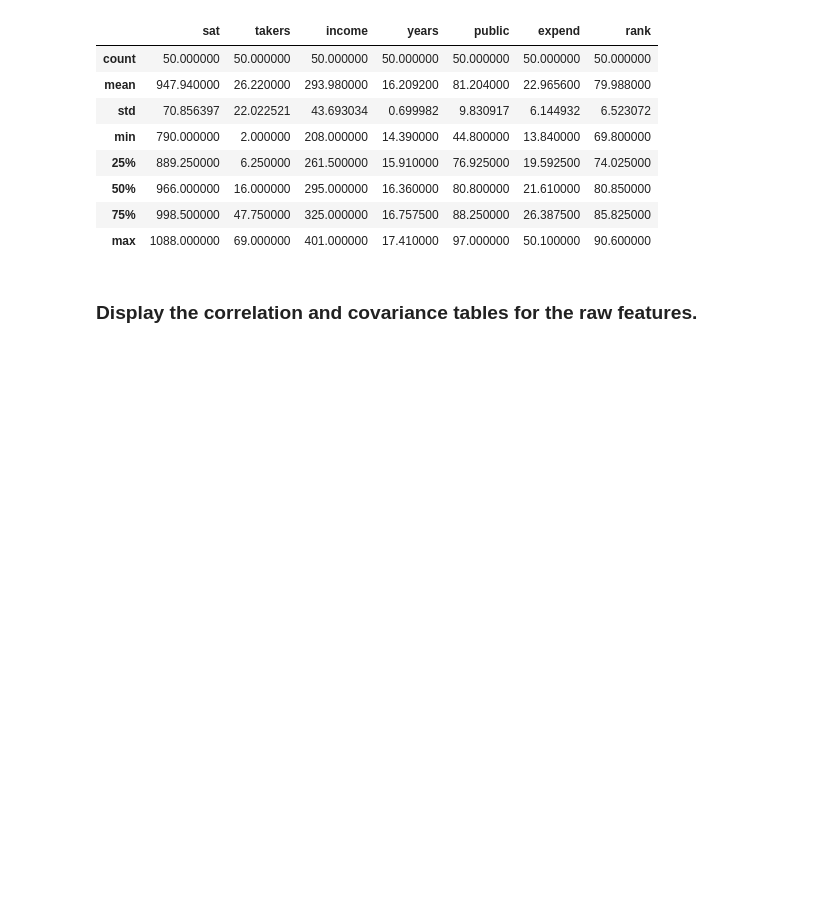
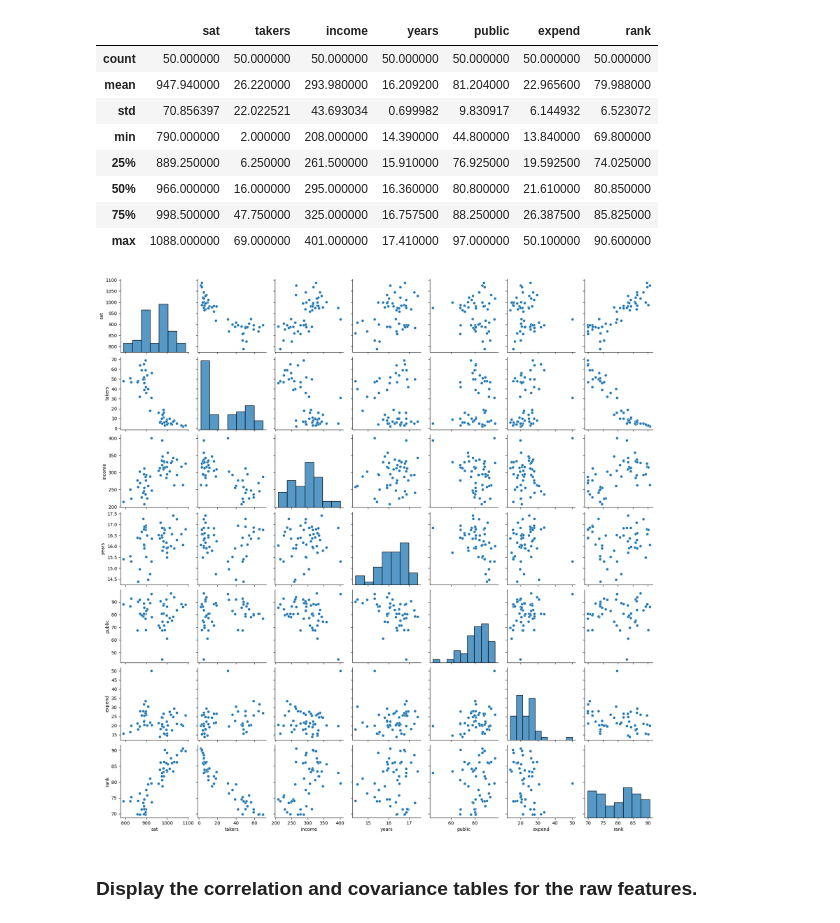
Before and after one commit to buddhathapa12/PrespectiveOnDataScience, a Jupyter notebook: feature_selection/BHW3_E923Q669.ipynb, the cells around one changed output. Drawn from its saved outputs; the diff is of its cells as text; code cells hidden in the pictures; blank space fills up the shorter version.

Commit message:
Added pair plot

```diff
--- a/feature_selection/BHW3_E923Q669.ipynb
+++ b/feature_selection/BHW3_E923Q669.ipynb
@@ -46,6 +46,12 @@ data_frame.describe()
 | 50% | 966.000000 | 16.000000 | 295.000000 | 16.360000 | 80.800000 | 21.610000 | 80.850000 |
 | 75% | 998.500000 | 47.750000 | 325.000000 | 16.757500 | 88.250000 | 26.387500 | 85.825000 |
 | max | 1088.000000 | 69.000000 | 401.000000 | 17.410000 | 97.000000 | 50.100000 | 90.600000 |
+# %%
+#Pair plots between features in the dataframe
+sns.pairplot(data= data_frame)
+plt.show()
+# %% [output]
+[figure, added]
 # %% [markdown]
 ### Display the correlation and covariance tables for the raw features.
 # %%
```
Also changed, not shown: parts of 5 cells of this notebook.
